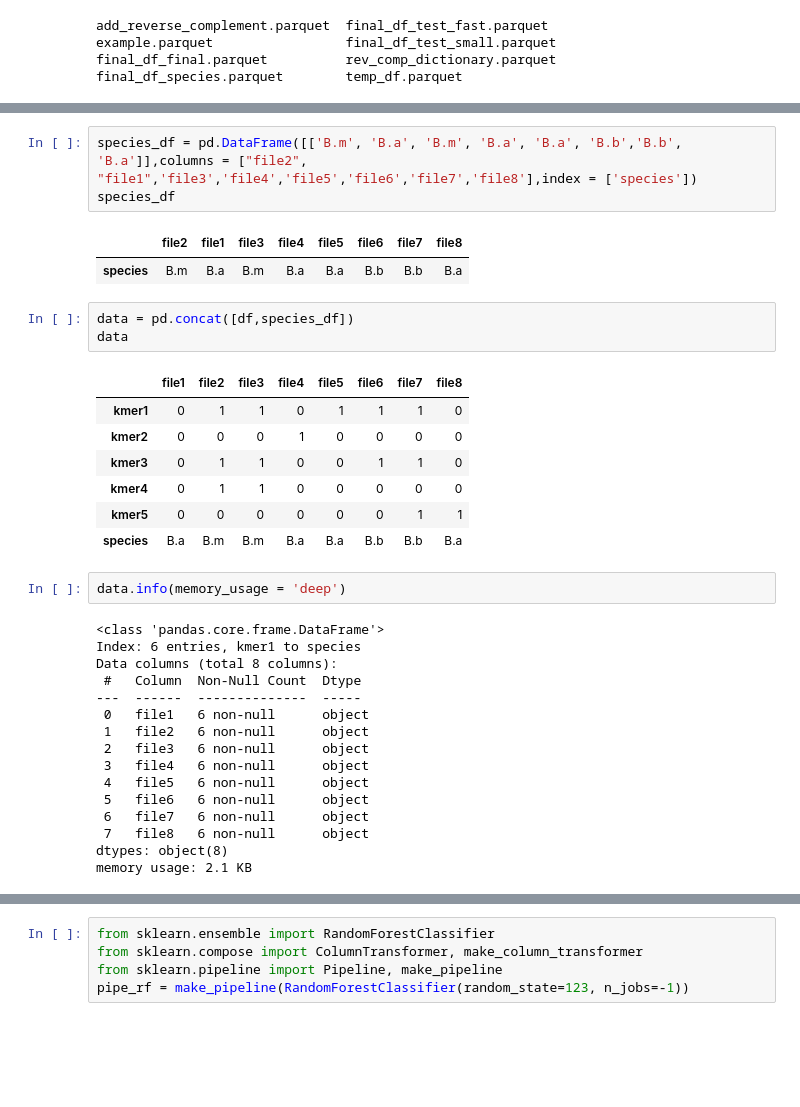
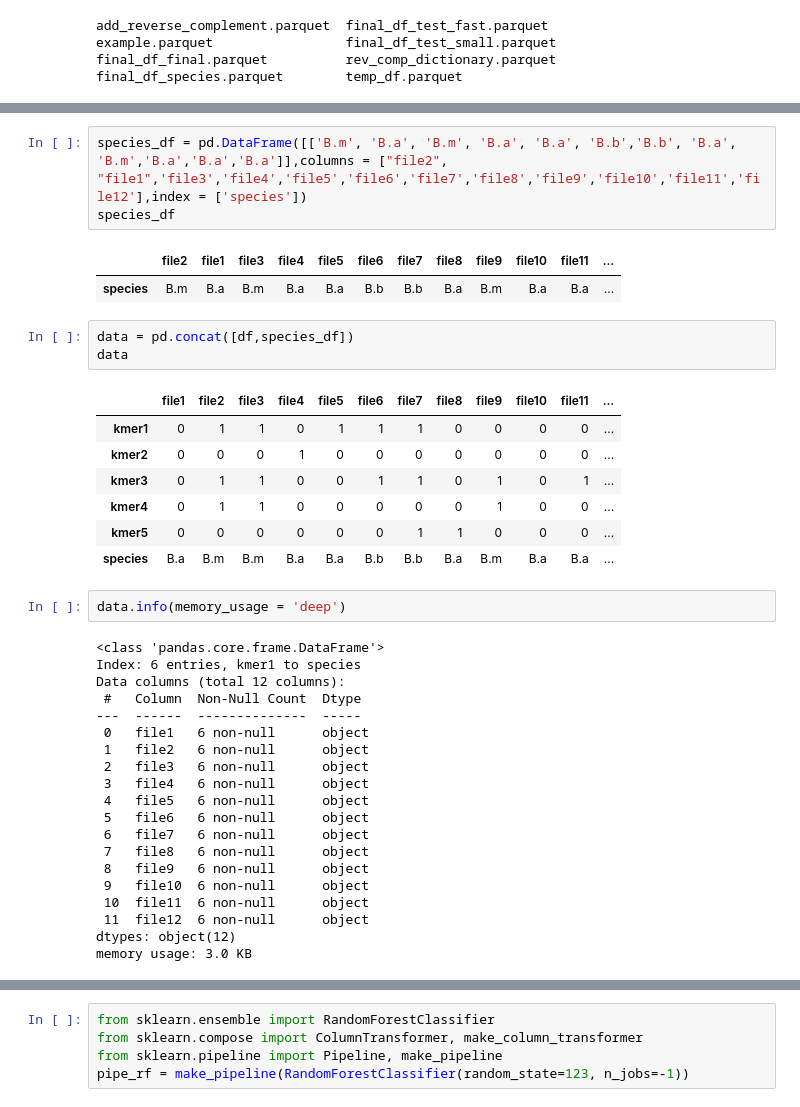
Before and after one commit to ComputationalPathogens/acheron, a Jupyter notebook: acheron/analysis.ipynb, the cells around one changed output, grey strips where cells are left out. Saved outputs shown, nothing was run; the diff lists cells and outputs as text; blank space fills up the shorter version.

```diff
--- a/acheron/analysis.ipynb
+++ b/acheron/analysis.ipynb
@@ -866,26 +877,26 @@ memory usage: 350.0 bytes
 # %%
-species_df = pd.DataFrame([['B.m', 'B.a', 'B.m', 'B.a', 'B.a', 'B.b','B.b', 'B.a']],columns = ["file2", "file1",'file3','file4','file5','file6','file7','file8'],index = ['species'])
+species_df = pd.DataFrame([['B.m', 'B.a', 'B.m', 'B.a', 'B.a', 'B.b','B.b', 'B.a', 'B.m','B.a','B.a','B.a']],columns = ["file2", "file1",'file3','file4','file5','file6','file7','file8','file9','file10','file11','file12'],index = ['species'])
 species_df
 # %% [output]
-|  | file2 | file1 | file3 | file4 | file5 | file6 | file7 | file8 |
-| species | B.m | B.a | B.m | B.a | B.a | B.b | B.b | B.a |
+|  | file2 | file1 | file3 | file4 | file5 | file6 | file7 | file8 | file9 | file10 | file11 | ... |
+| species | B.m | B.a | B.m | B.a | B.a | B.b | B.b | B.a | B.m | B.a | B.a | ... |
 # %%
 data = pd.concat([df,species_df])
 data
 # %% [output]
-|  | file1 | file2 | file3 | file4 | file5 | file6 | file7 | file8 |
-| kmer1 | 0 | 1 | 1 | 0 | 1 | 1 | 1 | 0 |
-| kmer2 | 0 | 0 | 0 | 1 | 0 | 0 | 0 | 0 |
-| kmer3 | 0 | 1 | 1 | 0 | 0 | 1 | 1 | 0 |
-| kmer4 | 0 | 1 | 1 | 0 | 0 | 0 | 0 | 0 |
-| kmer5 | 0 | 0 | 0 | 0 | 0 | 0 | 1 | 1 |
-| species | B.a | B.m | B.m | B.a | B.a | B.b | B.b | B.a |
+|  | file1 | file2 | file3 | file4 | file5 | file6 | file7 | file8 | file9 | file10 | file11 | ... |
+| kmer1 | 0 | 1 | 1 | 0 | 1 | 1 | 1 | 0 | 0 | 0 | 0 | ... |
+| kmer2 | 0 | 0 | 0 | 1 | 0 | 0 | 0 | 0 | 0 | 0 | 0 | ... |
+| kmer3 | 0 | 1 | 1 | 0 | 0 | 1 | 1 | 0 | 1 | 0 | 1 | ... |
+| kmer4 | 0 | 1 | 1 | 0 | 0 | 0 | 0 | 0 | 1 | 0 | 0 | ... |
+| kmer5 | 0 | 0 | 0 | 0 | 0 | 0 | 1 | 1 | 0 | 0 | 0 | ... |
+| species | B.a | B.m | B.m | B.a | B.a | B.b | B.b | B.a | B.m | B.a | B.a | ... |
 # %%
 data.info(memory_usage = 'deep')
 # %% [output]
 <class 'pandas.core.frame.DataFrame'>
 Index: 6 entries, kmer1 to species
-Data columns (total 8 columns):
+Data columns (total 12 columns):
  #   Column  Non-Null Count  Dtype
 ---  ------  --------------  -----
  0   file1   6 non-null      object
@@ -896,8 +907,12 @@ Data columns (total 8 columns):
  5   file6   6 non-null      object
  6   file7   6 non-null      object
  7   file8   6 non-null      object
-dtypes: object(8)
-memory usage: 2.1 KB
+ 8   file9   6 non-null      object
+ 9   file10  6 non-null      object
+ 10  file11  6 non-null      object
+ 11  file12  6 non-null      object
+dtypes: object(12)
+memory usage: 3.0 KB
 # %%
 data1 = transpose(data)
 data1
```
Also changed, not shown: parts of 13 cells of this notebook.
